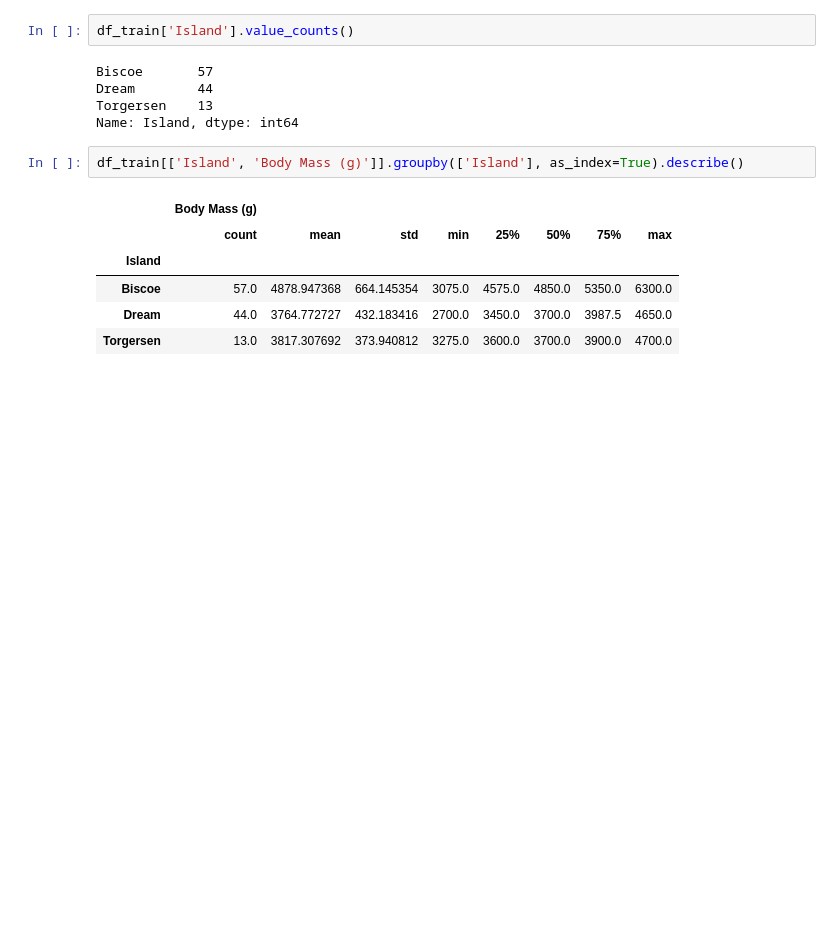
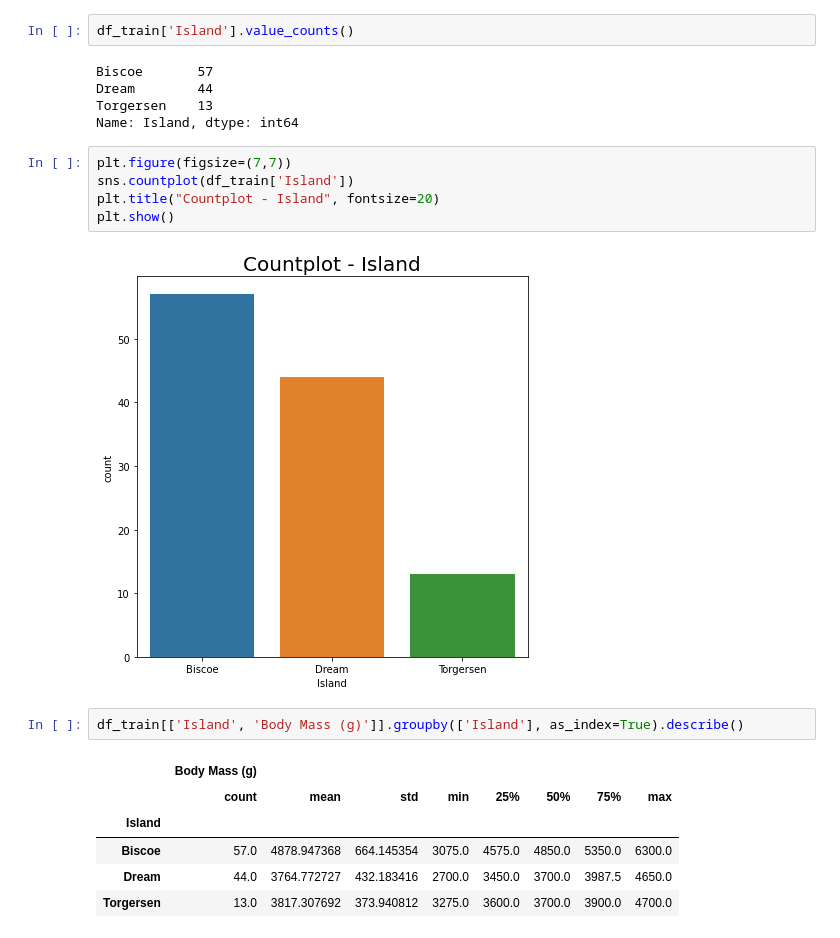
Before and after one commit to Park-taenam/DACON, a Jupyter notebook: Penguin/Penguin.ipynb, the cells around one changed output. Saved outputs shown, nothing was run; the diff lists cells and outputs as text; blank space fills up the shorter version.

```diff
--- a/Penguin/Penguin.ipynb
+++ b/Penguin/Penguin.ipynb
@@ -463,6 +468,13 @@ Biscoe       57
 Dream        44
 Torgersen    13
 Name: Island, dtype: int64
+# %%
+plt.figure(figsize=(7,7))
+sns.countplot(df_train['Island'])
+plt.title("Countplot - Island", fontsize=20)
+plt.show()
+# %% [output]
+[figure, added]
 # %%
 df_train[['Island', 'Body Mass (g)']].groupby(['Island'], as_index=True).describe()
 # %% [output]
```
Also changed, not shown: parts of 24 cells of this notebook.
